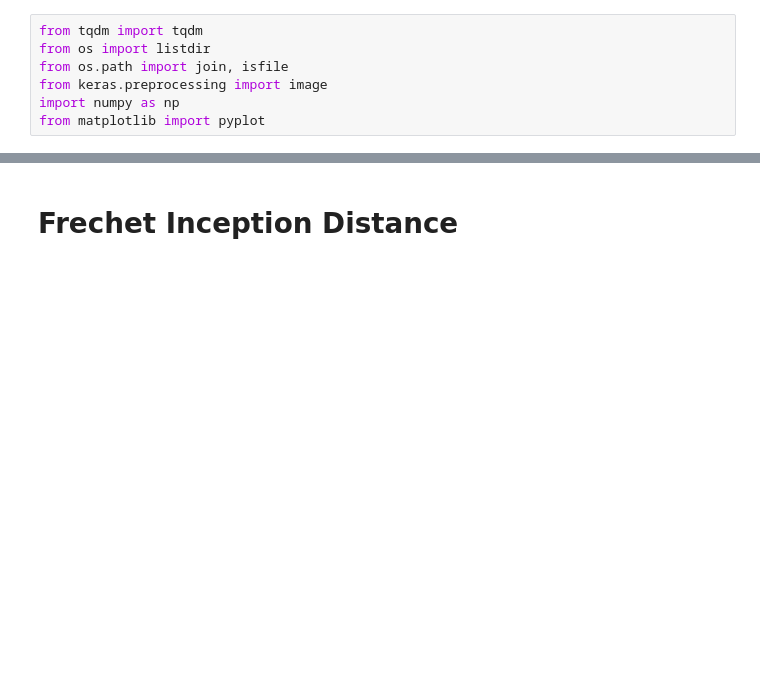
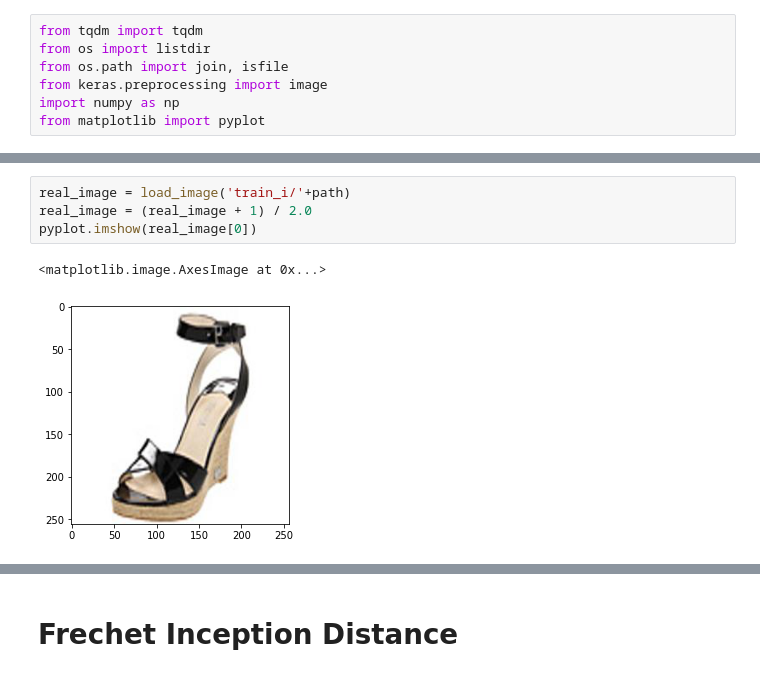
Before and after one commit to Ahmedramy1/Sketch-to-Image-GANs, a Jupyter notebook: Predict_Image.ipynb, the cells around one changed output, grey strips where cells are left out. Cells and saved outputs as stored; diff of their text form; blank space fills up the shorter version.

```diff
--- a/Predict_Image.ipynb
+++ b/Predict_Image.ipynb
@@ -435,0 +78,7 @@ immgg.save('aaaaaaaa.jpg')
+# %%
+real_image = load_image('train_i/'+path)
+real_image = (real_image + 1) / 2.0
+pyplot.imshow(real_image[0])
+# %% [output]
+<matplotlib.image.AxesImage at 0x...>
+[figure, added]
```
Also changed, not shown: parts of 46 cells of this notebook, 5 other files.
